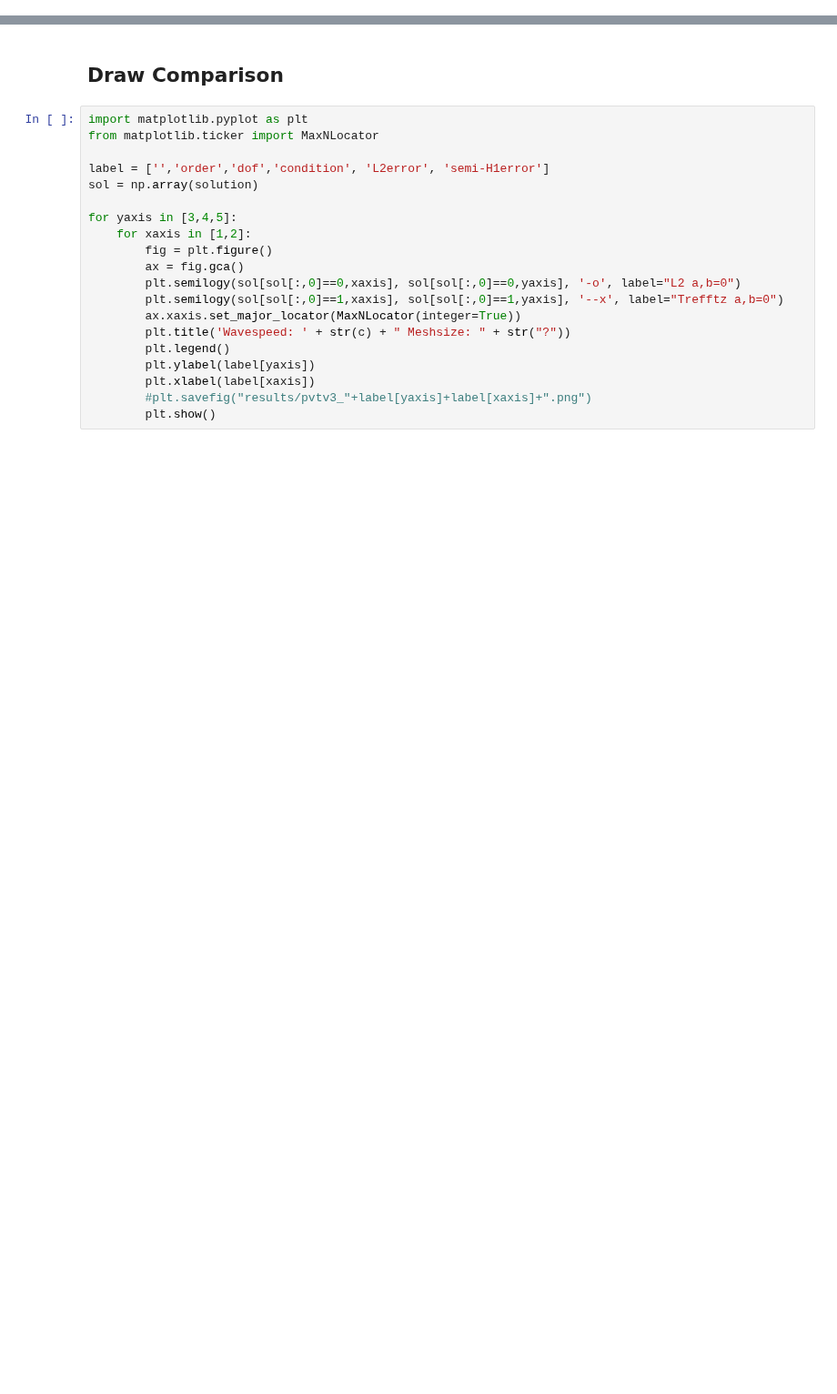
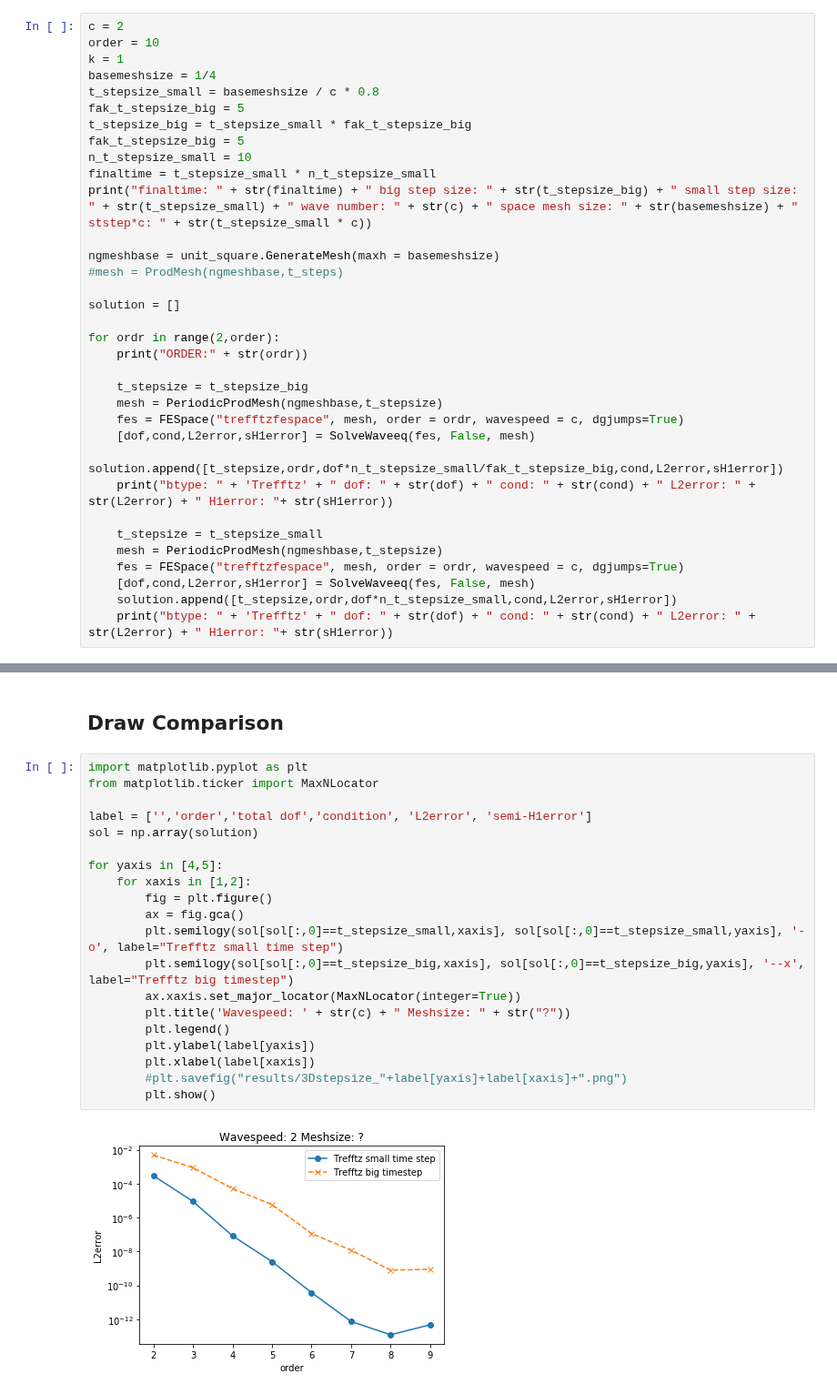
Before and after one commit to PaulSt/NGSTrefftz, a Jupyter notebook: python_test/notebooks/Solve_3D.ipynb, the cells around one changed output, grey strips where cells are left out. Shown at 91% size. Saved outputs shown, nothing was run; the diff lists cells and outputs as text; blank space fills up the shorter version.

Commit message:
notebook 3D time step size comparison

```diff
--- a/python_test/notebooks/Solve_3D.ipynb
+++ b/python_test/notebooks/Solve_3D.ipynb
@@ -86,0 +52,34 @@ run order: 7
+# %%
+c = 2
+order = 10
+k = 1
+basemeshsize = 1/4
+t_stepsize_small = basemeshsize / c * 0.8
+fak_t_stepsize_big = 5
+t_stepsize_big = t_stepsize_small * fak_t_stepsize_big
+fak_t_stepsize_big = 5
+n_t_stepsize_small = 10
+finaltime = t_stepsize_small * n_t_stepsize_small
+print("finaltime: " + str(finaltime) + " big step size: " + str(t_stepsize_big) + " small step size: " + str(t_stepsize_small) + " wave number: " + str(c) + " space mesh size: " + str(basemeshsize) + " ststep*c: " + str(t_stepsize_small * c))
+
+ngmeshbase = unit_square.GenerateMesh(maxh = basemeshsize)
+#mesh = ProdMesh(ngmeshbase,t_steps)
+
+solution = []
+
+for ordr in range(2,order):
+    print("ORDER:" + str(ordr))
+
+    t_stepsize = t_stepsize_big
+    mesh = PeriodicProdMesh(ngmeshbase,t_stepsize)
+    fes = FESpace("trefftzfespace", mesh, order = ordr, wavespeed = c, dgjumps=True)
+    [dof,cond,L2error,sH1error] = SolveWaveeq(fes, False, mesh)
+    solution.append([t_stepsize,ordr,dof*n_t_stepsize_small/fak_t_stepsize_big,cond,L2error,sH1error])
+    print("btype: " + 'Trefftz' + " dof: " + str(dof) + " cond: " + str(cond) + " L2error: " + str(L2error) + " H1error: "+ str(sH1error))
+
+    t_stepsize = t_stepsize_small
+    mesh = PeriodicProdMesh(ngmeshbase,t_stepsize)
+    fes = FESpace("trefftzfespace", mesh, order = ordr, wavespeed = c, dgjumps=True)
+    [dof,cond,L2error,sH1error] = SolveWaveeq(fes, False, mesh)
+    solution.append([t_stepsize,ordr,dof*n_t_stepsize_small,cond,L2error,sH1error])
+    print("btype: " + 'Trefftz' + " dof: " + str(dof) + " cond: " + str(cond) + " L2error: " + str(L2error) + " H1error: "+ str(sH1error))
@@ -89,20 +106,22 @@ run order: 7
 # %%
 import matplotlib.pyplot as plt
 from matplotlib.ticker import MaxNLocator
 
-label = ['','order','dof','condition', 'L2error', 'semi-H1error']
+label = ['','order','total dof','condition', 'L2error', 'semi-H1error']
 sol = np.array(solution)
 
-for yaxis in [3,4,5]:
+for yaxis in [4,5]:
     for xaxis in [1,2]:
         fig = plt.figure()
         ax = fig.gca()
-        plt.semilogy(sol[sol[:,0]==0,xaxis], sol[sol[:,0]==0,yaxis], '-o', label="L2 a,b=0")
-        plt.semilogy(sol[sol[:,0]==1,xaxis], sol[sol[:,0]==1,yaxis], '--x', label="Trefftz a,b=0")
+        plt.semilogy(sol[sol[:,0]==t_stepsize_small,xaxis], sol[sol[:,0]==t_stepsize_small,yaxis], '-o', label="Trefftz small time step")
+        plt.semilogy(sol[sol[:,0]==t_stepsize_big,xaxis], sol[sol[:,0]==t_stepsize_big,yaxis], '--x', label="Trefftz big timestep")
         ax.xaxis.set_major_locator(MaxNLocator(integer=True))
         plt.title('Wavespeed: ' + str(c) + " Meshsize: " + str("?"))
         plt.legend()
         plt.ylabel(label[yaxis])
         plt.xlabel(label[xaxis])
-        #plt.savefig("results/pvtv3_"+label[yaxis]+label[xaxis]+".png")
+        #plt.savefig("results/3Dstepsize_"+label[yaxis]+label[xaxis]+".png")
         plt.show()
+# %% [output]
+[figure, added]
```
Also changed, not shown: parts of 7 cells of this notebook.
